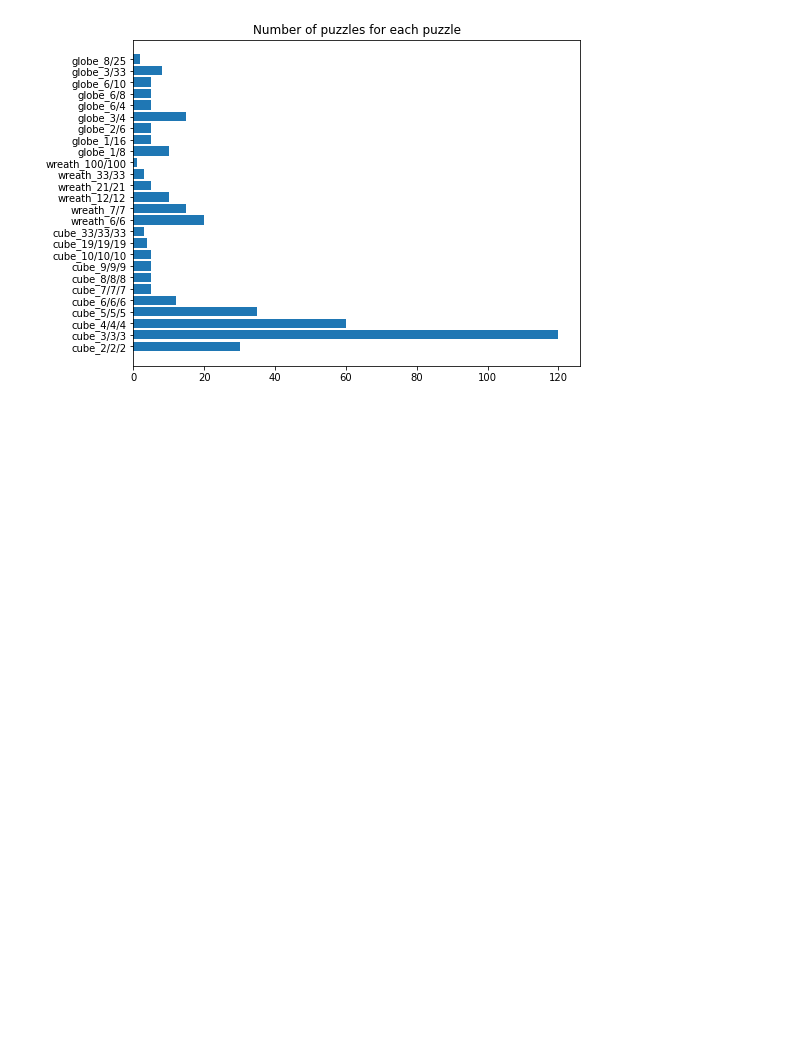
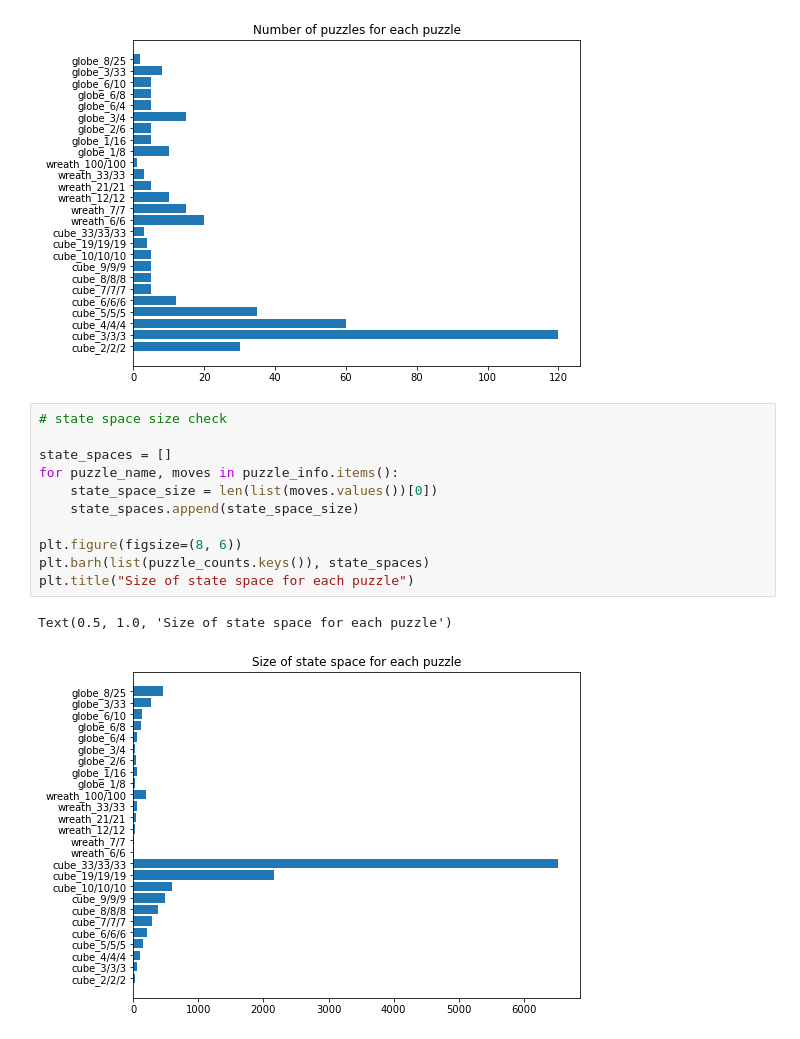
Before and after one commit to LeonY117/polytope-permutation, a Jupyter notebook: preview.ipynb, the cells around one changed output. Cells and saved outputs as stored; diff of their text form; blank space fills up the shorter version.

Commit message:
get state space size graph

```diff
--- a/preview.ipynb
+++ b/preview.ipynb
@@ -39,5 +38,19 @@ plt.title("Number of puzzles for each puzzle")
 # %% [output]
 Text(0.5, 1.0, 'Number of puzzles for each puzzle')
 [figure]
+# %%
+# state space size check
+
+state_spaces = []
+for puzzle_name, moves in puzzle_info.items():
+    state_space_size = len(list(moves.values())[0])
+    state_spaces.append(state_space_size)
+
+plt.figure(figsize=(8, 6))
+plt.barh(list(puzzle_counts.keys()), state_spaces)
+plt.title("Size of state space for each puzzle")
+# %% [output]
+Text(0.5, 1.0, 'Size of state space for each puzzle')
+[figure, added]
 # %%
 total_moves = 0
```
Also changed, not shown: parts of 2 cells of this notebook.
